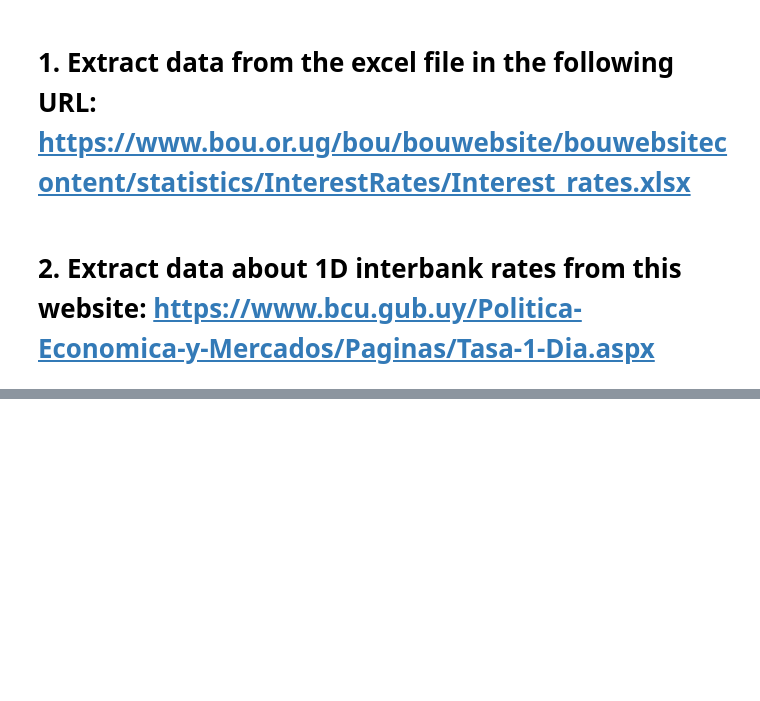
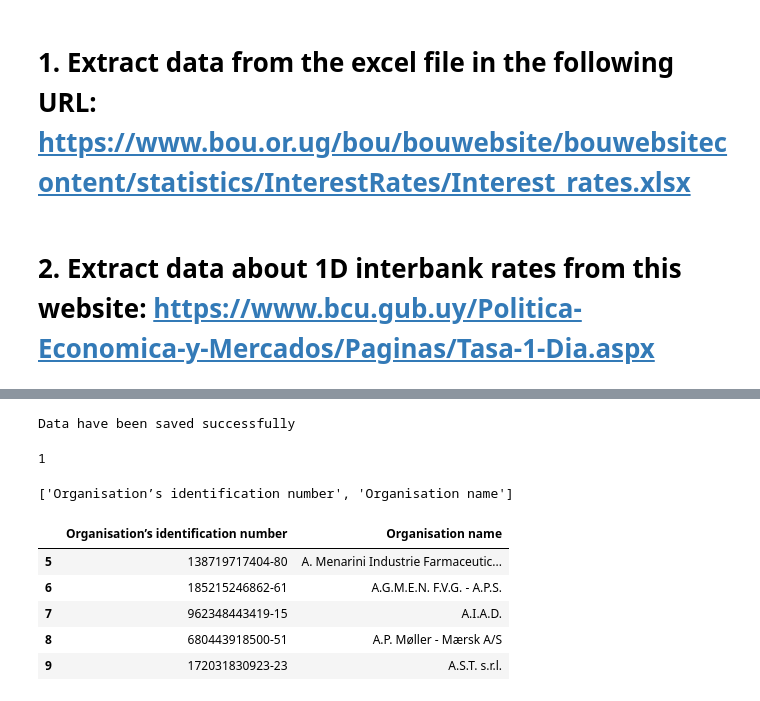
Before and after one commit to sabuhikhalili/data_parsing_tools, a Jupyter notebook: tutorial_main.ipynb, the cells around one changed output, grey strips where cells are left out. Drawn from its saved outputs; the diff is of its cells as text; code cells hidden in the pictures; blank space fills up the shorter version.

```diff
--- a/tutorial_main.ipynb
+++ b/tutorial_main.ipynb
@@ -516,0 +531,44 @@ Exercises
+# %%
+# get list of IDs
+page_number = 0 # starts from zero
+req_url = f"https://ec.europa.eu/transparencyregister/public/alphabetical/REGISTRANTS/LATIN/a/{page_number}?lang=en"
+# Define the minimum required headers
+response = req.get(req_url)
+
+# Check if data request was successful
+if response.ok:
+    # Save CSV response to a file
+    soup = BeautifulSoup(response.content.decode("utf-8"))
+    print('Data have been saved successfully ')
+    # Create a temporary file
+    with open("temp_file.html", 'w', encoding='utf-8') as temp_file:
+        temp_file.write(response.text)
+else:
+    print('Failed to retrieve data:', response.status_code)
+# %% [output]
+Data have been saved successfully
+# %%
+tables = soup.find_all("table", class_="ecl-table ecl-table--zebra")
+print(len(tables))
+# %% [output]
+1
+# %%
+# select the first table since we have only 1 of them
+table = tables[0]
+headers_raw = table.select_one("thead")
+t_content = table.select_one("tbody")
+# Find all <th> elements within <thead>
+header_cells = headers_raw.find_all("th")
+# Extract the text from each <th> element
+headers = [th.get_text(strip=True) for th in header_cells]
+print(headers)
+# %% [output]
+['Organisation’s identification number', 'Organisation name']
+# %%
+# Extract data from each row
+data = []
+rows = t_content.find_all("tr")
+for row in rows:
+    cells = row.find_all("td")
+    cell_texts = [cell.get_text(strip=True) for cell in cells]
+    data.append(cell_texts)
@@ -516,0 +577,9 @@ Exercises
+# %%
+lobby_list.tail()
+# %% [output]
+|  | Organisation’s identification number | Organisation name |
+| 5 | 138719717404-80 | A. Menarini Industrie Farmaceutic... |
+| 6 | 185215246862-61 | A.G.M.E.N. F.V.G. - A.P.S. |
+| 7 | 962348443419-15 | A.I.A.D. |
+| 8 | 680443918500-51 | A.P. Møller - Mærsk A/S |
+| 9 | 172031830923-23 | A.S.T. s.r.l. |
```
Also changed, not shown: parts of 9 cells of this notebook.
